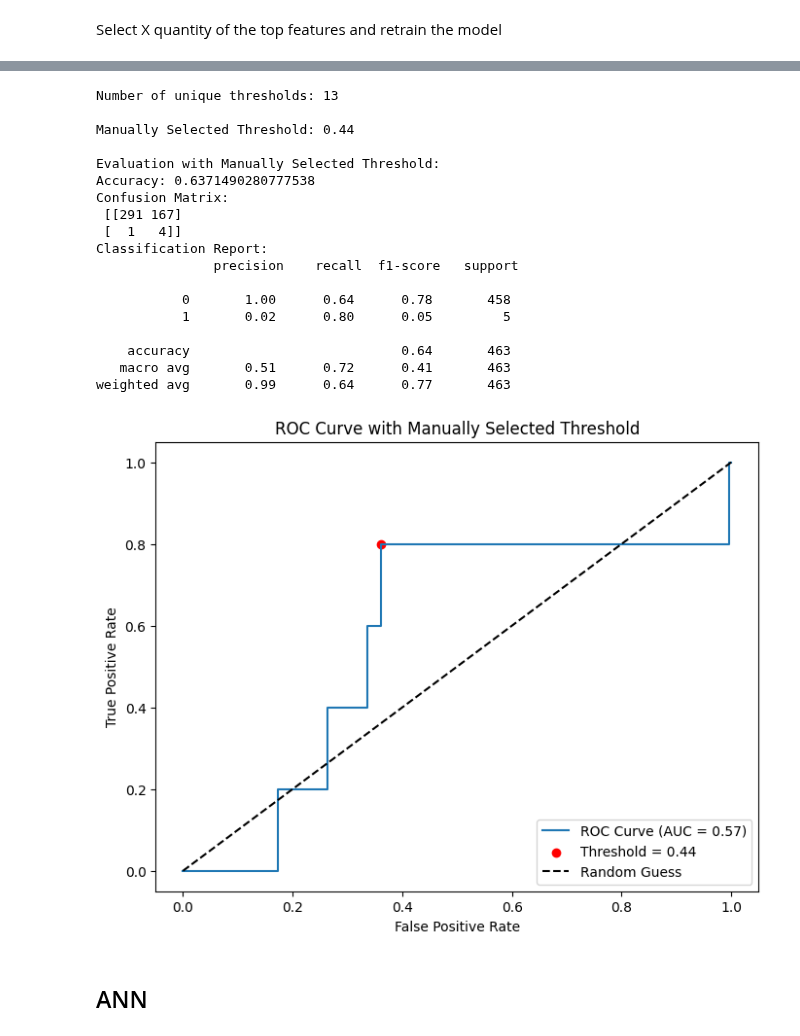
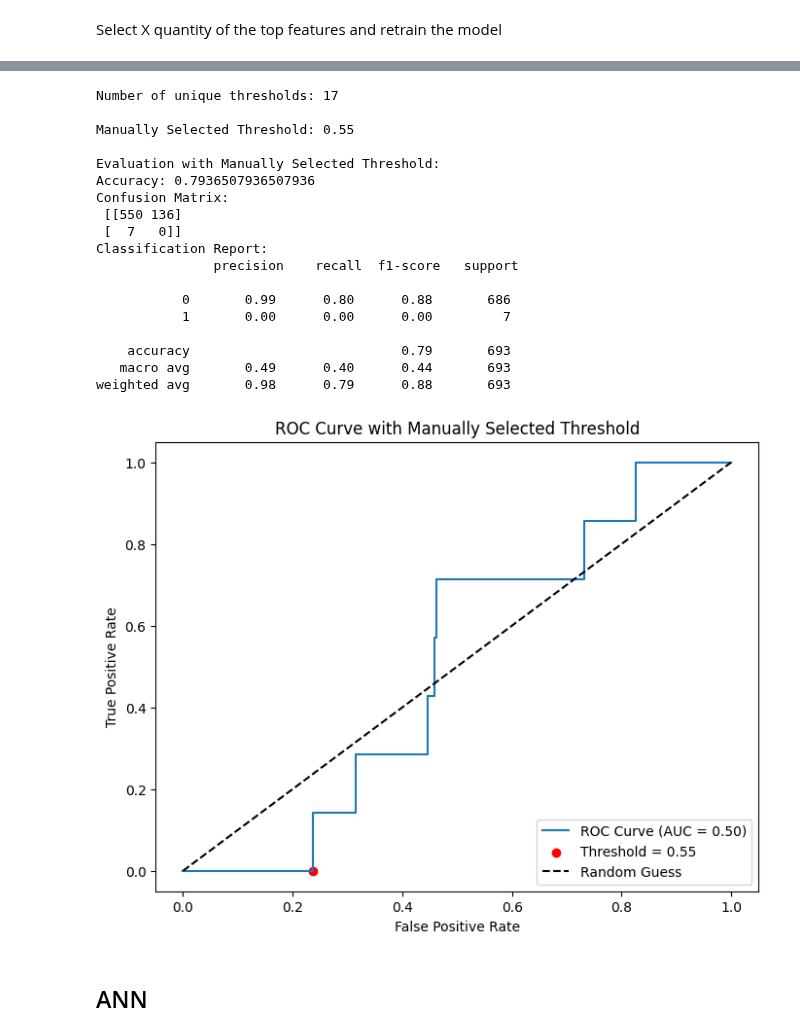
Before and after one commit to Tommy-Las/WatfordFC, a Jupyter notebook: ML_Model.ipynb, the cells around one changed output, grey strips where cells are left out. Drawn from its saved outputs; the diff is of its cells as text; code cells hidden in the pictures.

```diff
--- a/ML_Model.ipynb
+++ b/ML_Model.ipynb
@@ -177,11 +181,14 @@ Index(['DATE', 'Microcycle', 'Injury', 'season', 'preseason-season', 'TD',
 # %% [markdown]
 Initialize the features we want to train
 # %%
-metrics_train = ['Injury','TD-1', '>19.8-1', '>25-1', 'ACC-1', 'DEC-1',
-       'Sprints-1', 'TD-3', '>19.8-3', '>25-3', 'ACC-3', 'DEC-3',
-       'Sprints-3', 'TD-7', '>19.8-7', '>25-7', 'ACC-7', 'DEC-7',
-       'Sprints-7', 'TD-21', '>19.8-21', '>25-21', 'ACC-21',
-       'DEC-21', 'Sprints-21']
+metrics_train = ['Injury','TD-1', '>19.8-1', '>25-1', 'ACC-1', 'DEC-1', 'Sprints-1',
+       'Mins-1', 'TD_Rel-1', '>19.8_Rel-1', '>25_Rel-1', 'ACC_Rel-1',
+       'DEC_Rel-1', '% Max Speed-1', 'TD-3', '>19.8-3', '>25-3', 'ACC-3',
+       'DEC-3', 'Sprints-3', 'Mins-3', 'TD-7', '>19.8-7', '>25-7', 'ACC-7',
+       'DEC-7', 'Sprints-7', 'Mins-7', 'TD-21', '>19.8-21', '>25-21', 'ACC-21',
+       'DEC-21', 'Sprints-21', 'Mins-21', 'TD_ACWR', 'TD_MSWR', '>19.8_ACWR',
+       '>19.8_MSWR', '>25_ACWR', '>25_MSWR', 'ACC_ACWR', 'ACC_MSWR',
+       'DEC_ACWR', 'DEC_MSWR']
 
 print(len(metrics_train))
 # %% [output]
@@ -395,7 +402,7 @@ y = df_sorted['Injury']
 
 # Split the data into training and test sets
 # X_train, X_test, y_train, y_test, extra_cols_train, extra_cols_test = train_test_split(X, y, extra_cols, test_size=0.3, random_state=42, stratify=y)
-X_train, X_test, y_train, y_test, extra_cols_train, extra_cols_test = train_test_split(X, y, extra_cols, test_size=0.2, random_state=42, stratify=y)
+X_train, X_test, y_train, y_test, extra_cols_train, extra_cols_test = train_test_split(X, y, extra_cols, test_size=0.3, random_state=42, stratify=y)
 
 X_train.drop(columns=['Injury'], inplace=True)
 X_test.drop(columns=['Injury'], inplace=True)
@@ -439,7 +446,7 @@ Initialize logistic regression and normalize the data
 logistic_model = LogisticRegression(random_state=42, max_iter=1000)
 
 # Initialize the scaler
-scaler = MinMaxScaler()
+scaler = StandardScaler()
 
 # Scale only metrics_numeric columns
 X_train_scaled = scaler.fit_transform(X_train)
@@ -783,7 +790,7 @@ print(feature_importance)
 Select X quantity of the top features and retrain the model
 # %%
 # Extract top features by absolute importance
-num_top_features =  9 # Adjust this to include the number of features you want
+num_top_features =  20 # Adjust this to include the number of features you want
 top_features = feature_importance.iloc[:num_top_features]["Feature"].values
 
 print(f"Selected Top {num_top_features} Features: {top_features}")
@@ -872,7 +880,7 @@ roc_auc = auc(fpr, tpr)
 print(f"Number of unique thresholds: {len(thresholds)}")
 
 # Manually select the threshold
-manual_threshold = 0.44  # Manually chosen threshold
+manual_threshold = 0.55  # Manually chosen threshold
 print(f"\nManually Selected Threshold: {manual_threshold:.2f}")
 
 # Apply the manually selected threshold
@@ -880,44 +888,44 @@ y_test_pred_manual = (y_test_probs_top >= manual_threshold).astype(int)
 
 # Evaluate the model with the manually selected threshold
 print("\nEvaluation with Manually Selected Threshold:")
 print("Accuracy:", accuracy_score(y_test, y_test_pred_manual))
 print("Confusion Matrix:\n", confusion_matrix(y_test, y_test_pred_manual))
 print("Classification Report:\n", classification_report(y_test, y_test_pred_manual))
 
 # Find the index of the manually selected threshold in the ROC data
 # Using `thresholds` from the ROC calculation
 manual_idx = np.argmin(np.abs(thresholds - manual_threshold))
 
 # Plot the ROC curve and mark the manually selected threshold
 plt.figure(figsize=(8, 6))
 plt.plot(fpr, tpr, label=f"ROC Curve (AUC = {roc_auc:.2f})")
 plt.scatter(fpr[manual_idx], tpr[manual_idx], color="red", label=f"Threshold = {manual_threshold:.2f}")
 plt.plot([0, 1], [0, 1], "k--", label="Random Guess")
 plt.xlabel("False Positive Rate")
 plt.ylabel("True Positive Rate")
 plt.title("ROC Curve with Manually Selected Threshold")
 plt.legend(loc="lower right")
 plt.show()
 # %% [output]
-Number of unique thresholds: 13
+Number of unique thresholds: 17
 
-Manually Selected Threshold: 0.44
+Manually Selected Threshold: 0.55
 
 Evaluation with Manually Selected Threshold:
-Accuracy: 0.6371490280777538
+Accuracy: 0.7936507936507936
 Confusion Matrix:
- [[291 167]
- [  1   4]]
+ [[550 136]
+ [  7   0]]
 Classification Report:
                precision    recall  f1-score   support
 
-           0       1.00      0.64      0.78       458
-           1       0.02      0.80      0.05         5
+           0       0.99      0.80      0.88       686
+           1       0.00      0.00      0.00         7
 
-    accuracy                           0.64       463
-   macro avg       0.51      0.72      0.41       463
-weighted avg       0.99      0.64      0.77       463
+    accuracy                           0.79       693
+   macro avg       0.49      0.40      0.44       693
+weighted avg       0.98      0.79      0.88       693
-[figure, old version]
+[figure, new version]
 # %% [markdown]
 ## ANN
 # %%
```
Also changed, not shown: parts of 22 cells of this notebook, 3 other files.
